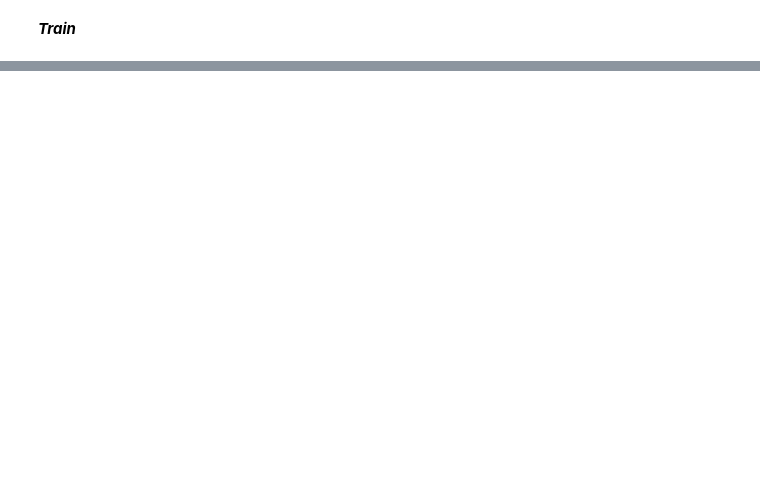
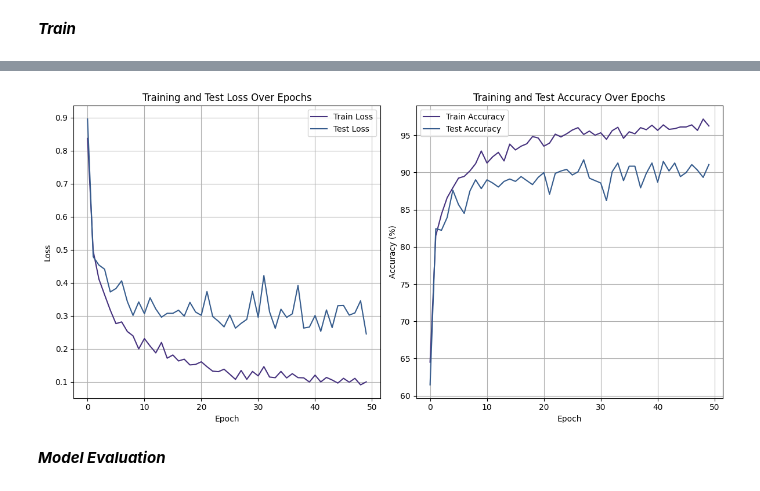
Before and after one commit to mbraihan/MA_2, a Jupyter notebook: COMP_6321_MA_2.ipynb, the cells around one changed output, grey strips where cells are left out. Drawn from its saved outputs; the diff is of its cells as text; code cells hidden in the pictures; blank space fills up the shorter version.

```diff
--- a/COMP_6321_MA_2.ipynb
+++ b/COMP_6321_MA_2.ipynb
@@ -324,0 +327,19 @@ plt.show()
+# %%
+class_labels = ['glioma', 'meningioma', 'normal', 'pituitary']
+
+cm = confusion_matrix(y_true, y_pred)
+
+disp = ConfusionMatrixDisplay(confusion_matrix=cm, display_labels=class_labels)
+
+sns.set_palette("viridis")
+
+disp.plot(cmap=plt.cm.viridis, values_format='.4g', xticks_rotation="vertical", ax=plt.gca())
+
+plt.xticks(fontsize=12)
+plt.yticks(fontsize=12)
+plt.xlabel('Predicted', fontsize=14)
+plt.ylabel('True', fontsize=14)
+
+print(classification_report(y_true, y_pred))
+
+plt.show()
@@ -324,0 +485,32 @@ plt.show()
+# %%
+train_accuary_np = [x.cpu().numpy() for x in train_accuary_list]
+test_accuary_np = [x.cpu().numpy() for x in test_accuary_list]
+
+plt.figure(figsize=(12, 6))
+
+# Plotting Loss
+plt.subplot(1, 2, 1)
+plt.plot(train_loss_list, label='Train Loss')
+plt.plot(test_loss_list, label='Test Loss')
+plt.title('Training and Test Loss Over Epochs')
+plt.xlabel('Epoch')
+plt.ylabel('Loss')
+plt.legend()
+plt.grid(True)
+
+# Plotting Accuracy
+plt.subplot(1, 2, 2)
+plt.plot(train_accuary_np, label='Train Accuracy')
+plt.plot(test_accuary_np, label='Test Accuracy')
+plt.title('Training and Test Accuracy Over Epochs')
+plt.xlabel('Epoch')
+plt.ylabel('Accuracy (%)')
+plt.legend()
+plt.grid(True)
+
+plt.tight_layout()
+plt.show()
+# %% [output]
+[figure, added]
+# %% [markdown]
+***Model Evaluation***
```
Also changed, not shown: parts of 47 cells of this notebook.
